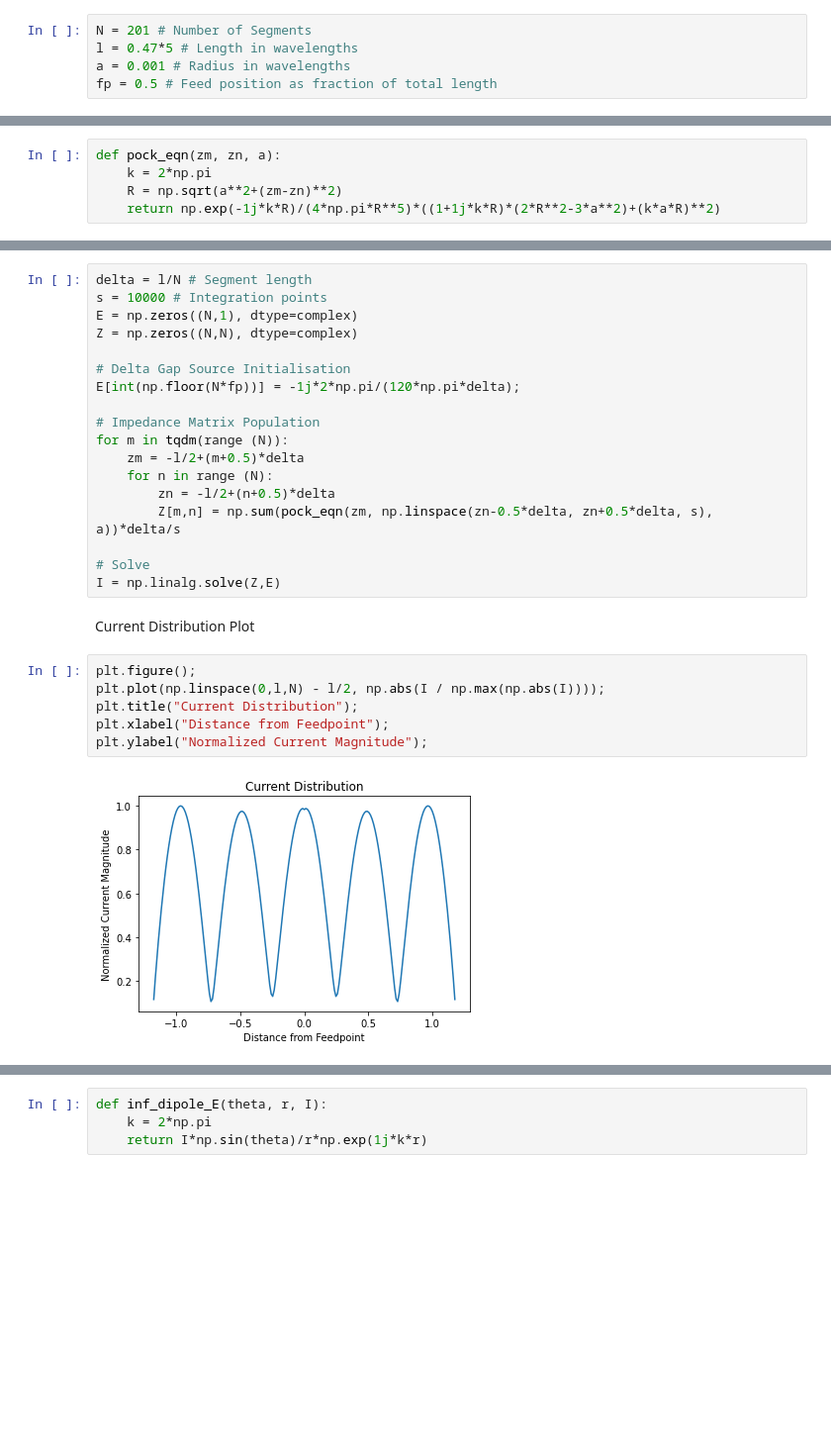
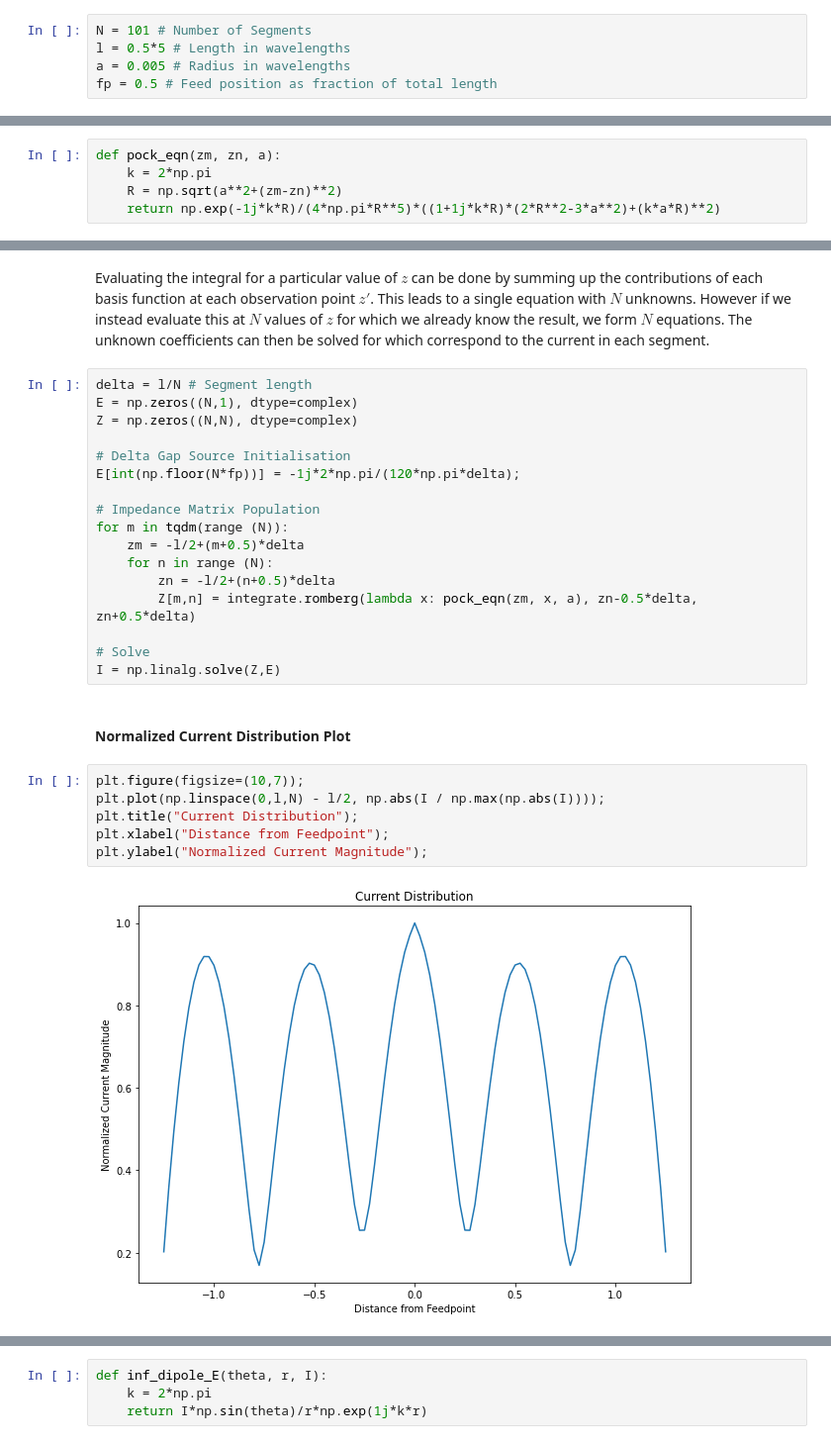
Before and after one commit to Jormit/Dipole-MoM-Simulator, a Jupyter notebook: MoM.ipynb, the cells around one changed output, grey strips where cells are left out. Shown at 99% size. Cells and saved outputs as stored; diff of their text form; blank space fills up the shorter version.

Commit message:
Improved speed by using Romberg Integration

```diff
--- a/MoM.ipynb
+++ b/MoM.ipynb
@@ -12,6 +17,6 @@ from tqdm import tqdm
 # %%
-N = 201 # Number of Segments
-l = 0.47*5 # Length in wavelengths
-a = 0.001 # Radius in wavelengths
+N = 101 # Number of Segments
+l = 0.5*5 # Length in wavelengths
+a = 0.005 # Radius in wavelengths
 fp = 0.5 # Feed position as fraction of total length
 # %% [markdown]
@@ -28,6 +42,7 @@ Solve for Current Distribution using Method of Moments
+# %% [markdown]
+Evaluating the integral for a particular value of $z$ can be done by summing up the contributions of each basis function at each observation point $z'$. This leads to a single equation with $N$ unknowns. However if we instead evaluate this at $N$ values of $z$ for which we already know the result, we form $N$ equations. The unknown coefficients can then be solved for which correspond to the current in each segment.
 # %%
 delta = l/N # Segment length
-s = 10000 # Integration points
 E = np.zeros((N,1), dtype=complex)
 Z = np.zeros((N,N), dtype=complex)
 
@@ -39,18 +54,18 @@ for m in tqdm(range (N)):
     zm = -l/2+(m+0.5)*delta
     for n in range (N):
         zn = -l/2+(n+0.5)*delta
-        Z[m,n] = np.sum(pock_eqn(zm, np.linspace(zn-0.5*delta, zn+0.5*delta, s), a))*delta/s
+        Z[m,n] = integrate.romberg(lambda x: pock_eqn(zm, x, a), zn-0.5*delta, zn+0.5*delta)
 
 # Solve
 I = np.linalg.solve(Z,E)
 # %% [markdown]
-Current Distribution Plot
+#### Normalized Current Distribution Plot
 # %%
-plt.figure();
+plt.figure(figsize=(10,7));
 plt.plot(np.linspace(0,l,N) - l/2, np.abs(I / np.max(np.abs(I))));
 plt.title("Current Distribution");
 plt.xlabel("Distance from Feedpoint");
 plt.ylabel("Normalized Current Magnitude");
 # %% [output]
-[figure, old version]
+[figure, new version]
 # %% [markdown]
```
Also changed, not shown: parts of 20 cells of this notebook, 2 other files.
